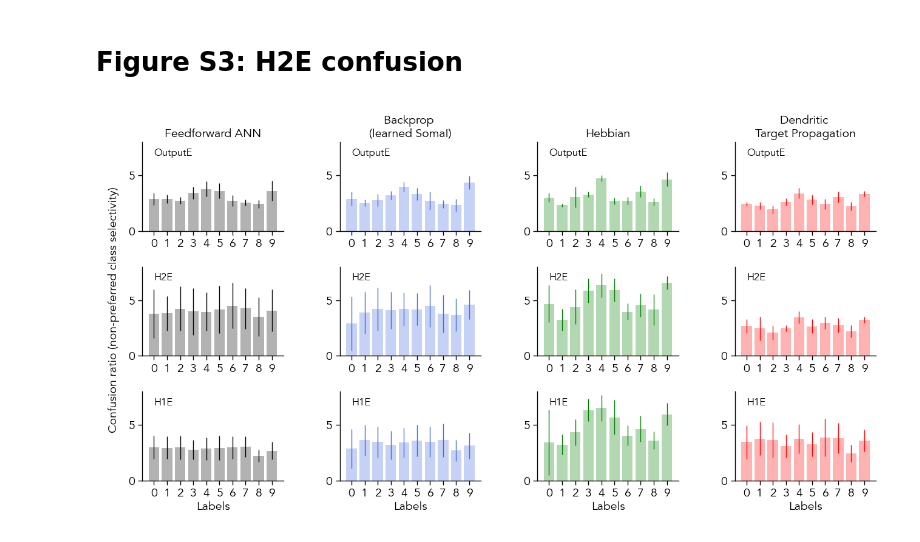
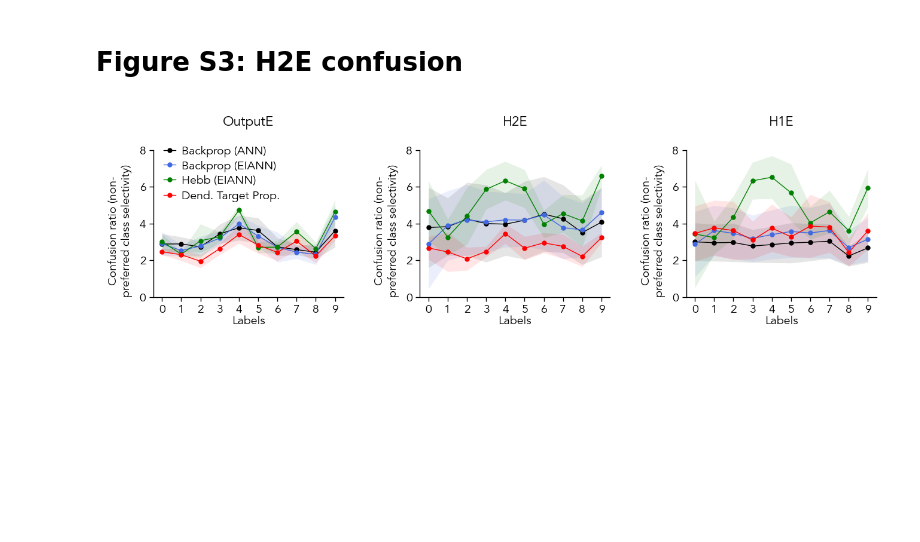
Before and after one commit to Milstein-Lab/EIANN, a Jupyter notebook: docs/Galloni_etal_2025/Figure_S3.ipynb, the cells around one changed output. Cells and saved outputs as stored; diff of their text form; code cells hidden in the pictures; blank space fills up the shorter version.

```diff
--- a/docs/Galloni_etal_2025/Figure_S3.ipynb
+++ b/docs/Galloni_etal_2025/Figure_S3.ipynb
@@ -17,38 +16,34 @@ model_dict_all = load_model_dict()
 
 generate_hdf5_all_seeds(model_list, model_dict_all, variables_to_save=["average_pop_activity_dict"], recompute=None)
 # %%
-fig = plt.figure(figsize=(6.5, 3.4))
-axes = gs.GridSpec(nrows=3, ncols=4, figure=fig,
-                            left=0.05,right=0.98,
-                            top=0.92, bottom=0.1,
-                            wspace=0.4, hspace=0.4)
+fig = plt.figure(figsize=(6.5, 1.5))
+axes = gs.GridSpec(nrows=1, ncols=3, figure=fig,
+                left=0.05,right=0.98,
+                top=0.92, bottom=0.1,
+                wspace=0.4, hspace=0.4)
+
+ax = {'OutputE': fig.add_subplot(axes[0]),
+      'H2E': fig.add_subplot(axes[1]),
+      'H1E': fig.add_subplot(axes[2])}
 
 root_dir = ut.get_project_root()
 
-for col, model_key in enumerate(model_list):
+for model_key in model_list:
     model_dict = model_dict_all[model_key]
     network_name = model_dict['config'].split('.')[0]
     hdf5_path = root_dir + f"/EIANN/data/model_hdf5_plot_data/plot_data_{network_name}.h5"
     with h5py.File(hdf5_path, 'r') as f:
         data_dict = f[network_name]
         # print(f"Generating plots for {model_dict['label']}")
         population = 'H2DendI'
         example_seed = model_dict['seeds'][0] # example seed to plot
 
-        for row, pop in enumerate(['OutputE', 'H2E', 'H1E']):
-            ax = fig.add_subplot(axes[row, col])
-            plot_confusion_all_seeds(data_dict, model_dict, ax=ax, population=pop)
-            ax.set_ylabel('')
-            ax.set_xlabel('')
-            ax.text(0, 7, pop, fontsize=6, ha='left', va='center')
-            if row==0:
-                ax.set_title(model_dict['display_name'], pad=3, fontsize=7)
-            if row==1 and col==0:
-                ax.set_title("Confusion ratio (non-preferred class selectivity)", rotation=90, x=-0.2, y=0.4, va='center', fontsize=7)
-            if row==2:
-                ax.set_xlabel('Labels', labelpad=1)
+        for pop in ['OutputE', 'H2E', 'H1E']:
+            plot_confusion_all_seeds(data_dict, model_dict, ax=ax[pop], population=pop, type='line')
+            ax[pop].set_title(pop, fontsize=8, y=1.1)
+        ax['OutputE'].legend(loc='upper left', bbox_to_anchor=(0, 1.1))
 
 fig.savefig(f"{root_dir}/EIANN/figures/{figure_name}.svg", dpi=300)
 fig.savefig(f"{root_dir}/EIANN/figures/{figure_name}.png", dpi=300)
 # %% [output]
-[figure, old version]
+[figure, new version]
```
Also changed, not shown: parts of 1 cell of this notebook, 2 other files.
